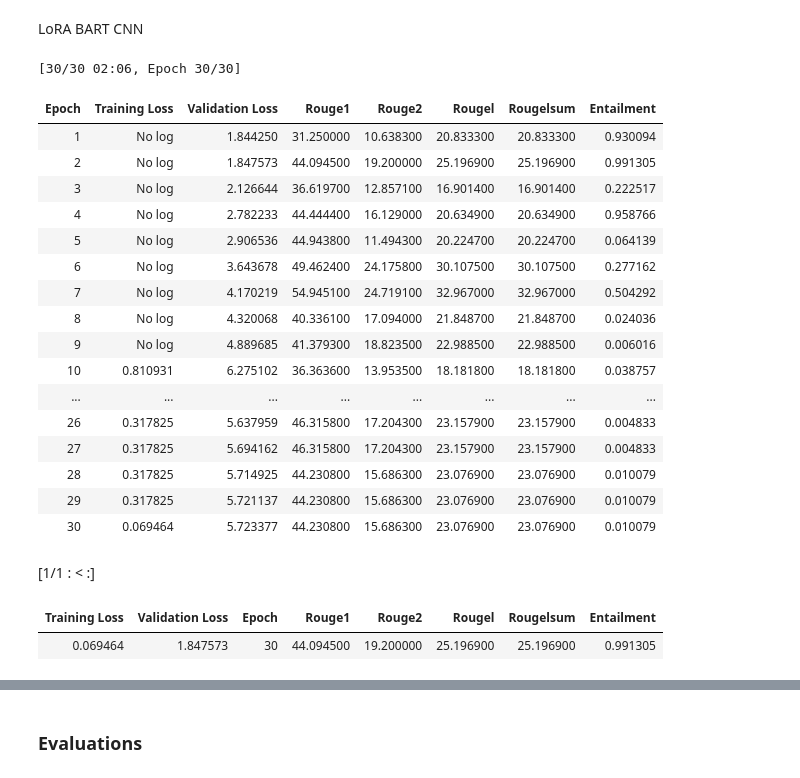
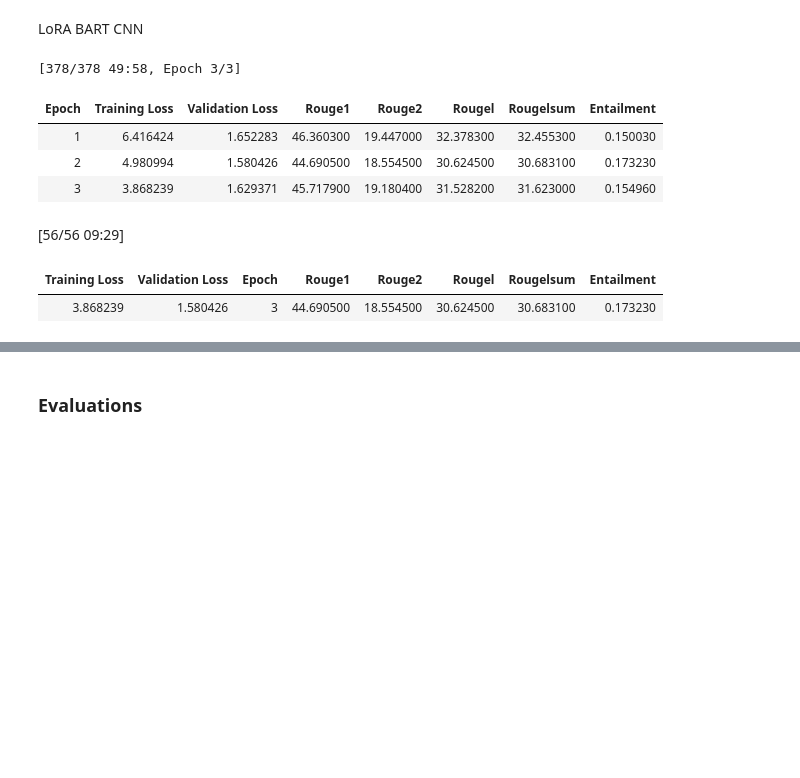
Before and after one commit to RinMDfa-a/IF5153_NLP_Final_Projects, a Jupyter notebook: src/phase3/experiments/phase3_summarizer.ipynb, the cells around one changed output, grey strips where cells are left out. Saved outputs shown, nothing was run; the diff lists cells and outputs as text; code cells hidden in the pictures; blank space fills up the shorter version.

```diff
--- a/src/phase3/experiments/phase3_summarizer.ipynb
+++ b/src/phase3/experiments/phase3_summarizer.ipynb
@@ -156,13 +144,13 @@ df.head()
 
 y = df['target']
 
-X_train, X_val, y_train, y_val = train_test_split(df, y, test_size=0.2, random_state=42)
+X_train, X_val, y_train, y_val = train_test_split(df, y, test_size=0.1, random_state=42)
 # %% [markdown]
 ### Utility Functions
 # %%
 NLI_model = CrossEncoder(NLI_MODEL)
 FLAN_tokenizer = AutoTokenizer.from_pretrained(FLAN_MODEL)
-BART_tokenizer = AutoTokenizer.from_pretrained(BART_MODEL)
+BART_tokenizer = AutoTokenizer.from_pretrained(BART_CNN_MODEL)
 
 if FLAN_tokenizer.pad_token is None:
     FLAN_tokenizer.add_special_tokens({'pad_token': '[PAD]'})
@@ -306,3 +291,14 @@ def run_model(trainer: Seq2SeqTrainer | None, do_train: bool, model_name: str) -
   metric_for_visualization[f"{model_name} + {method}"]["method"] = method
 
   return pd.DataFrame(trainer.state.log_history)
+# %%
+import json
+from collections import defaultdict
+
+with open(f"{output_dir}/saved_metrics.json", "r") as f:
+    saved = json.load(f)
+
+metrics = saved["metrics"]
+metric_for_visualization = defaultdict(dict, saved["metric_for_visualization"])
+
+print("Restored!", list(metric_for_visualization.keys()))
@@ -313,13 +311,13 @@ train_ds = Dataset.from_pandas(X_train)
 valid_ds = Dataset.from_pandas(X_val)
 # %%
 tokenized_flan_dataset = DatasetDict({
-    "train": train_ds.map(lambda b: tok_func(b, FLAN_tokenizer), batched=True, desc="Tokenizing train"),
-    "valid": valid_ds.map(lambda b: tok_func(b, FLAN_tokenizer), batched=True, desc="Tokenizing validation")
+    "train": train_ds.map(lambda b: tok_func(b, FLAN_tokenizer, 8192), batched=True, desc="Tokenizing train"),
+    "valid": valid_ds.map(lambda b: tok_func(b, FLAN_tokenizer, 8192), batched=True, desc="Tokenizing validation"),
 })
 
 tokenized_bart_dataset = DatasetDict({
-    "train": train_ds.map(lambda b: tok_func(b, BART_tokenizer), batched=True, desc="Tokenizing train"),
-    "valid": valid_ds.map(lambda b: tok_func(b, BART_tokenizer), batched=True, desc="Tokenzing validation")
+    "train": train_ds.map(lambda b: tok_func(b, BART_tokenizer, 1024), batched=True, desc="Tokenizing train"),
+    "valid": valid_ds.map(lambda b: tok_func(b, BART_tokenizer, 1024), batched=True, desc="Tokenizing validation"),
 })
 # %%
 data_collator_flan = DataCollatorForSeq2Seq(tokenizer=FLAN_tokenizer)
@@ -551,9 +624,6 @@ fine_tune_bart_cnn = run_model(trainer=trainer_BART_CNN, do_train=True, model_na
 # %% [markdown]
 LoRA BART CNN
 # %%
-gc.collect()
-torch.cuda.empty_cache()
-
 config = LoraConfig(
     r = 512,
     init_lora_weights = "eva",
@@ -564,57 +634,48 @@ config = LoraConfig(
     task_type = "SEQ_2_SEQ_LM"
 )
 
 LoRA_BART_model = get_peft_model(AutoModelForSeq2SeqLM.from_pretrained(BART_CNN_MODEL), config)
 
 LoRA_BART_training_args = Seq2SeqTrainingArguments(
     output_dir=f"{output_dir}/LoRA-bart-cnn-finetune",
-    learning_rate=1e-4,
-    # per_device_train_batch_size=24,
-    # per_device_eval_batch_size=32,
+    learning_rate=2e-5,
+    per_device_train_batch_size=4,
+    per_device_eval_batch_size=4,
+    gradient_accumulation_steps=4,
+    bf16=True,
+    gradient_checkpointing=True,
+    gradient_checkpointing_kwargs={"use_reentrant": False},
     lr_scheduler_type="cosine",
     logging_steps=10,
     load_best_model_at_end=True,
     metric_for_best_model="eval_entailment",
     greater_is_better=True,
     eval_strategy="epoch",
     save_strategy="best",
-    num_train_epochs=30,
+    num_train_epochs=3,
     weight_decay=0.01,
-    warmup_steps=9, # nanti diisi
+    warmup_steps=37,
     predict_with_generate=True,
-    generation_max_length=128,
-    seed=SEED
+    generation_max_length=200,
+    seed=SEED,
 )
 
 trainer_BART_LORA = Seq2SeqTrainer(
     LoRA_BART_model,
     args=LoRA_BART_training_args,
     train_dataset=tokenized_bart_dataset['train'],
     eval_dataset=tokenized_bart_dataset['valid'],
     data_collator=data_collator_bart,
     compute_metrics=compute_metric_BART
 )
 
 fine_tune_lora_bart_cnn = run_model(trainer=trainer_BART_LORA, do_train=True, model_name="LoRA BART CNN")
 # %% [output]
-[30/30 02:06, Epoch 30/30]
+[378/378 49:58, Epoch 3/3]
 | Epoch | Training Loss | Validation Loss | Rouge1 | Rouge2 | Rougel | Rougelsum | Entailment |
-| 1 | No log | 1.844250 | 31.250000 | 10.638300 | 20.833300 | 20.833300 | 0.930094 |
-| 2 | No log | 1.847573 | 44.094500 | 19.200000 | 25.196900 | 25.196900 | 0.991305 |
-| 3 | No log | 2.126644 | 36.619700 | 12.857100 | 16.901400 | 16.901400 | 0.222517 |
-| 4 | No log | 2.782233 | 44.444400 | 16.129000 | 20.634900 | 20.634900 | 0.958766 |
-| 5 | No log | 2.906536 | 44.943800 | 11.494300 | 20.224700 | 20.224700 | 0.064139 |
-| 6 | No log | 3.643678 | 49.462400 | 24.175800 | 30.107500 | 30.107500 | 0.277162 |
-| 7 | No log | 4.170219 | 54.945100 | 24.719100 | 32.967000 | 32.967000 | 0.504292 |
-| 8 | No log | 4.320068 | 40.336100 | 17.094000 | 21.848700 | 21.848700 | 0.024036 |
-| 9 | No log | 4.889685 | 41.379300 | 18.823500 | 22.988500 | 22.988500 | 0.006016 |
-| 10 | 0.810931 | 6.275102 | 36.363600 | 13.953500 | 18.181800 | 18.181800 | 0.038757 |
-| ... | ... | ... | ... | ... | ... | ... | ... |
-| 26 | 0.317825 | 5.637959 | 46.315800 | 17.204300 | 23.157900 | 23.157900 | 0.004833 |
-| 27 | 0.317825 | 5.694162 | 46.315800 | 17.204300 | 23.157900 | 23.157900 | 0.004833 |
-| 28 | 0.317825 | 5.714925 | 44.230800 | 15.686300 | 23.076900 | 23.076900 | 0.010079 |
-| 29 | 0.317825 | 5.721137 | 44.230800 | 15.686300 | 23.076900 | 23.076900 | 0.010079 |
-| 30 | 0.069464 | 5.723377 | 44.230800 | 15.686300 | 23.076900 | 23.076900 | 0.010079 |
+| 1 | 6.416424 | 1.652283 | 46.360300 | 19.447000 | 32.378300 | 32.455300 | 0.150030 |
+| 2 | 4.980994 | 1.580426 | 44.690500 | 18.554500 | 30.624500 | 30.683100 | 0.173230 |
+| 3 | 3.868239 | 1.629371 | 45.717900 | 19.180400 | 31.528200 | 31.623000 | 0.154960 |
-[1/1 : < :]
+[56/56 09:29]
 | Training Loss | Validation Loss | Epoch | Rouge1 | Rouge2 | Rougel | Rougelsum | Entailment |
-| 0.069464 | 1.847573 | 30 | 44.094500 | 19.200000 | 25.196900 | 25.196900 | 0.991305 |
+| 3.868239 | 1.580426 | 3 | 44.690500 | 18.554500 | 30.624500 | 30.683100 | 0.173230 |
```
Also changed, not shown: parts of 44 cells of this notebook, 2 other files.
